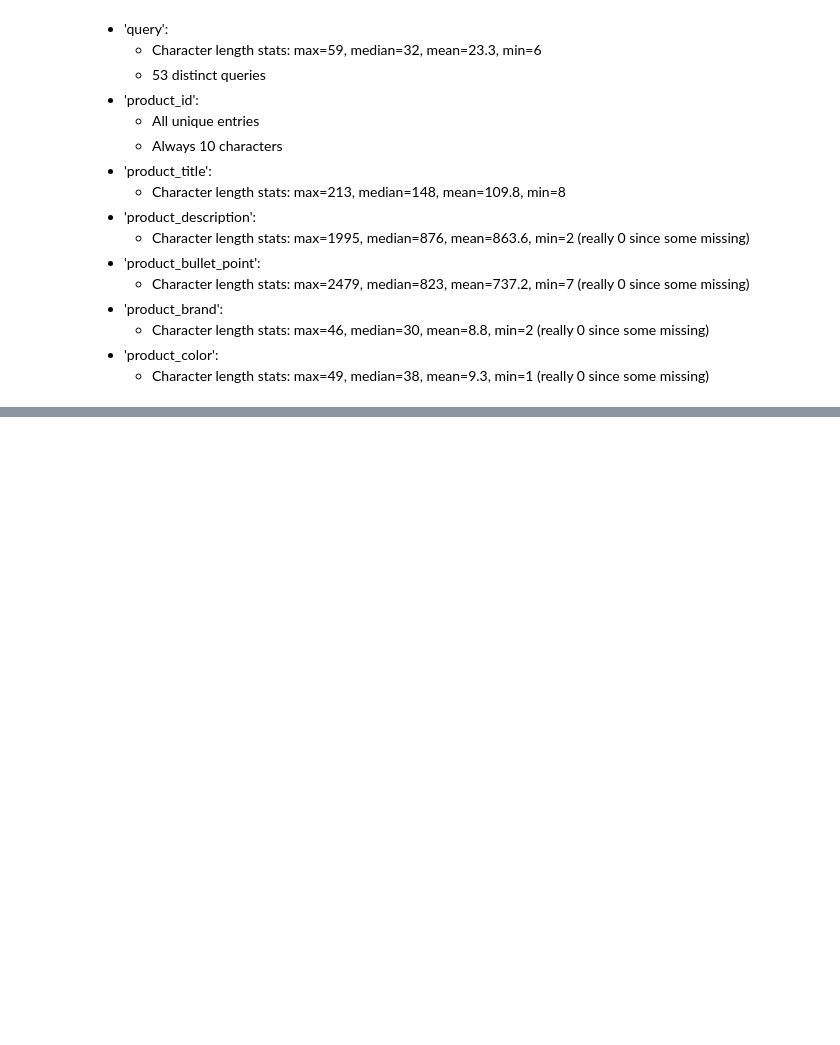
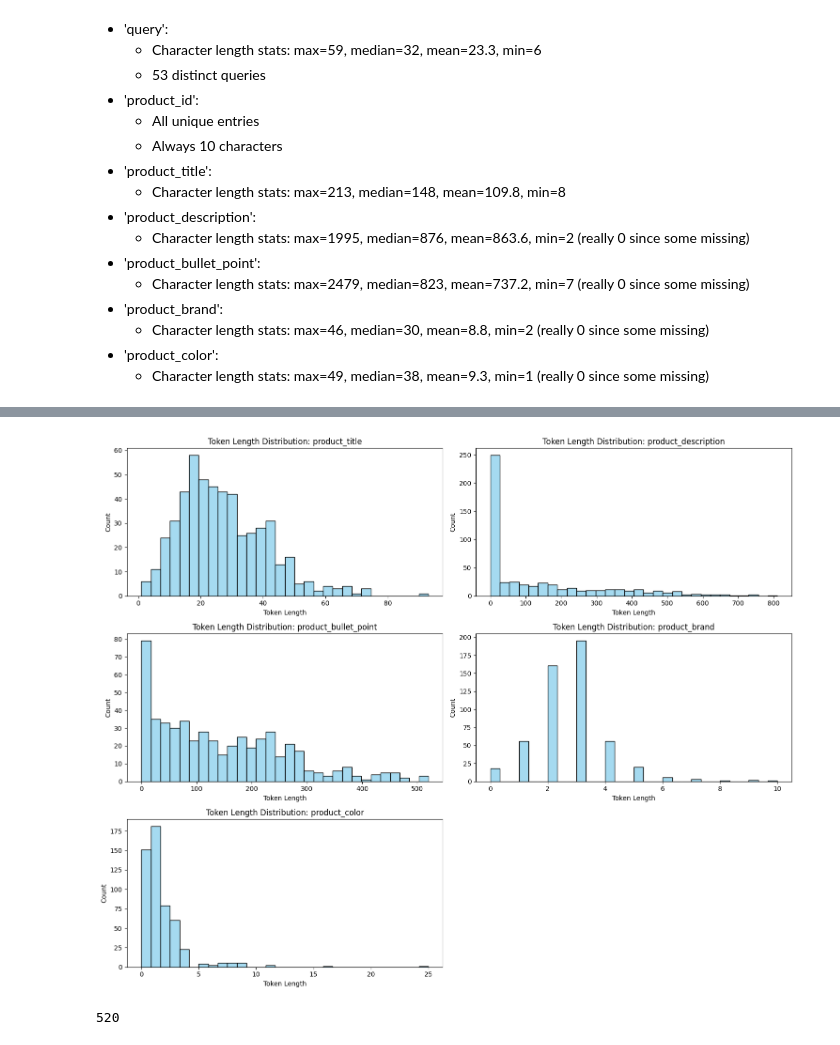
Before and after one commit to schellrw/semantic-search, a Jupyter notebook: notebooks/01_data_exploration.ipynb, the cells around one changed output, grey strips where cells are left out. Saved outputs shown, nothing was run; the diff lists cells and outputs as text; code cells hidden in the pictures; blank space fills up the shorter version.

```diff
--- a/notebooks/01_data_exploration.ipynb
+++ b/notebooks/01_data_exploration.ipynb
@@ -600,0 +644,27 @@ df.to_csv("../data/processed/df.csv", index=False)
+# %%
+# Plot text length distributions
+def plot_token_length_histograms(df, columns, bins=30):
+    plt.figure(figsize=(15, 12))
+
+    for i, col in enumerate(columns):
+        plt.subplot(3, 2, i+1)
+        token_col = f"{col}_tokens"
+
+        if token_col in df.columns:
+            sns.histplot(df[token_col], bins=bins, kde=False, color='skyblue', edgecolor='black')
+            plt.title(f'Token Length Distribution: {col}')
+            plt.xlabel('Token Length')
+            plt.ylabel('Count')
+        else:
+            plt.text(0.5, 0.5, f'{token_col} not found', ha='center')
+
+    plt.tight_layout()
+    plt.show()
+# %%
+plot_token_length_histograms(df, text_columns)
+# %% [output]
+[figure, added]
+# %%
+print(df['product_bullet_point_tokens'].max())
+# %% [output]
+520
```
Also changed, not shown: parts of 14 cells of this notebook.
